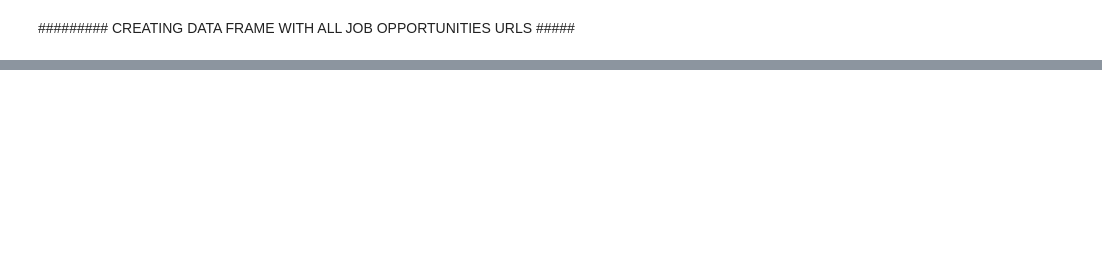
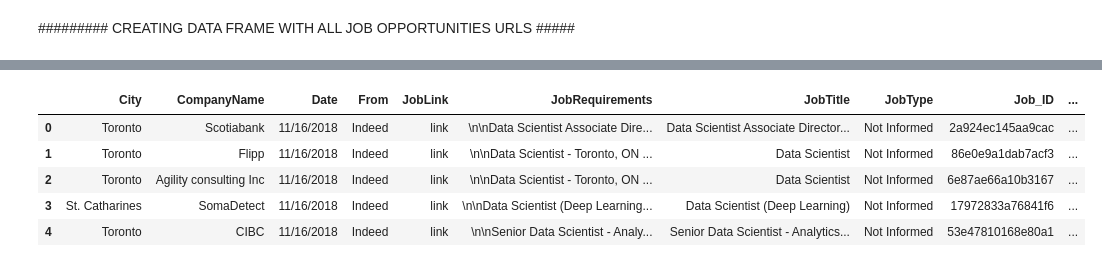
Before and after one commit to lararm/DataScience, a Jupyter notebook: Data Science Jobs Analyze - complete version.ipynb, the cells around one changed output, grey strips where cells are left out. Cells and saved outputs as stored; diff of their text form; code cells hidden in the pictures; blank space fills up the shorter version.

```diff
--- a/Data Science Jobs Analyze - complete version.ipynb
+++ b/Data Science Jobs Analyze - complete version.ipynb
@@ -407,4 +345,11 @@ NameError: name 'df_jobs' is not defined
 # %%
 df_jobs = df_jobs.drop_duplicates(subset={'Job_ID','Skill_ID'}, keep='first', inplace=False)
 # %%
-df_jobs
+df_jobs.head()
+# %% [output]
+|  | City | CompanyName | Date | From | JobLink | JobRequirements | JobTitle | JobType | Job_ID | ... |
+| 0 | Toronto | Scotiabank | 11/16/2018 | Indeed | link | \n\nData Scientist Associate Dire... | Data Scientist Associate Director... | Not Informed | 2a924ec145aa9cac | ... |
+| 1 | Toronto | Flipp | 11/16/2018 | Indeed | link | \n\nData Scientist - Toronto, ON ... | Data Scientist | Not Informed | 86e0e9a1dab7acf3 | ... |
+| 2 | Toronto | Agility consulting Inc | 11/16/2018 | Indeed | link | \n\nData Scientist - Toronto, ON ... | Data Scientist | Not Informed | 6e87ae66a10b3167 | ... |
+| 3 | St. Catharines | SomaDetect | 11/16/2018 | Indeed | link | \n\nData Scientist (Deep Learning... | Data Scientist (Deep Learning) | Not Informed | 17972833a76841f6 | ... |
+| 4 | Toronto | CIBC | 11/16/2018 | Indeed | link | \n\nSenior Data Scientist - Analy... | Senior Data Scientist - Analytics... | Not Informed | 53e47810168e80a1 | ... |
```
Also changed, not shown: parts of 14 cells of this notebook.
